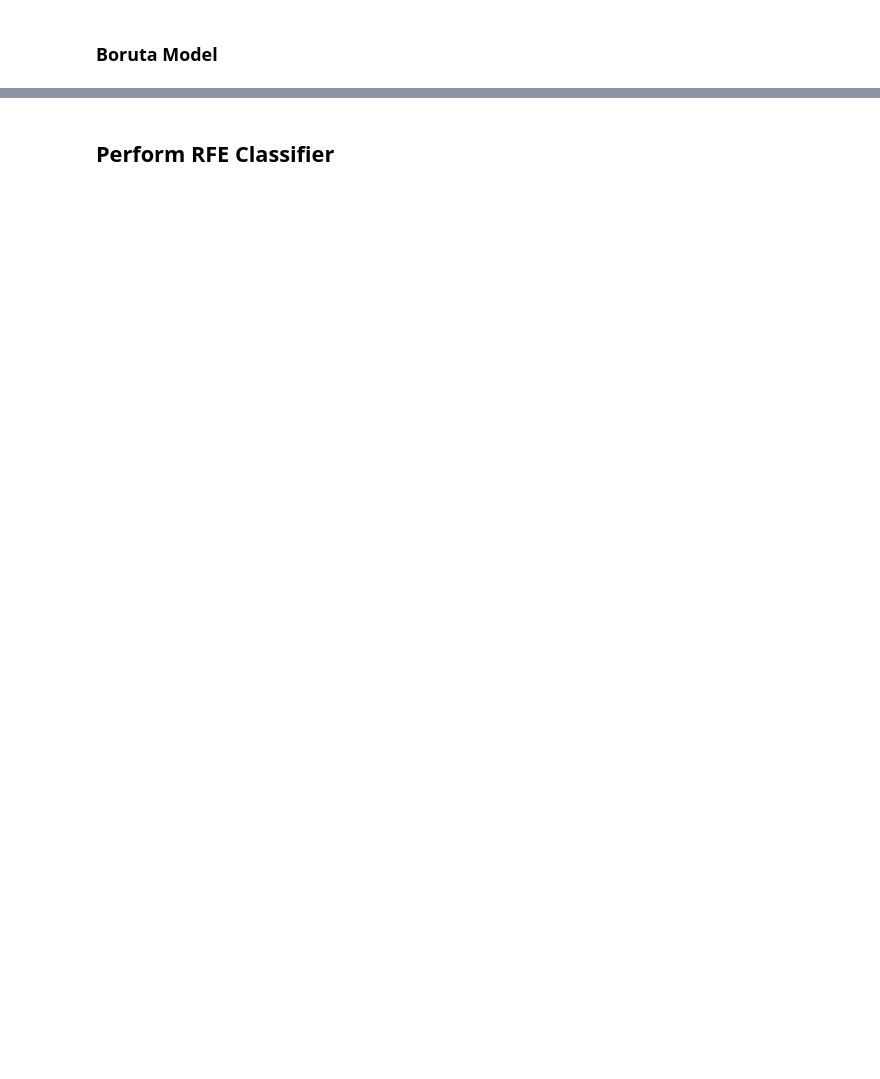
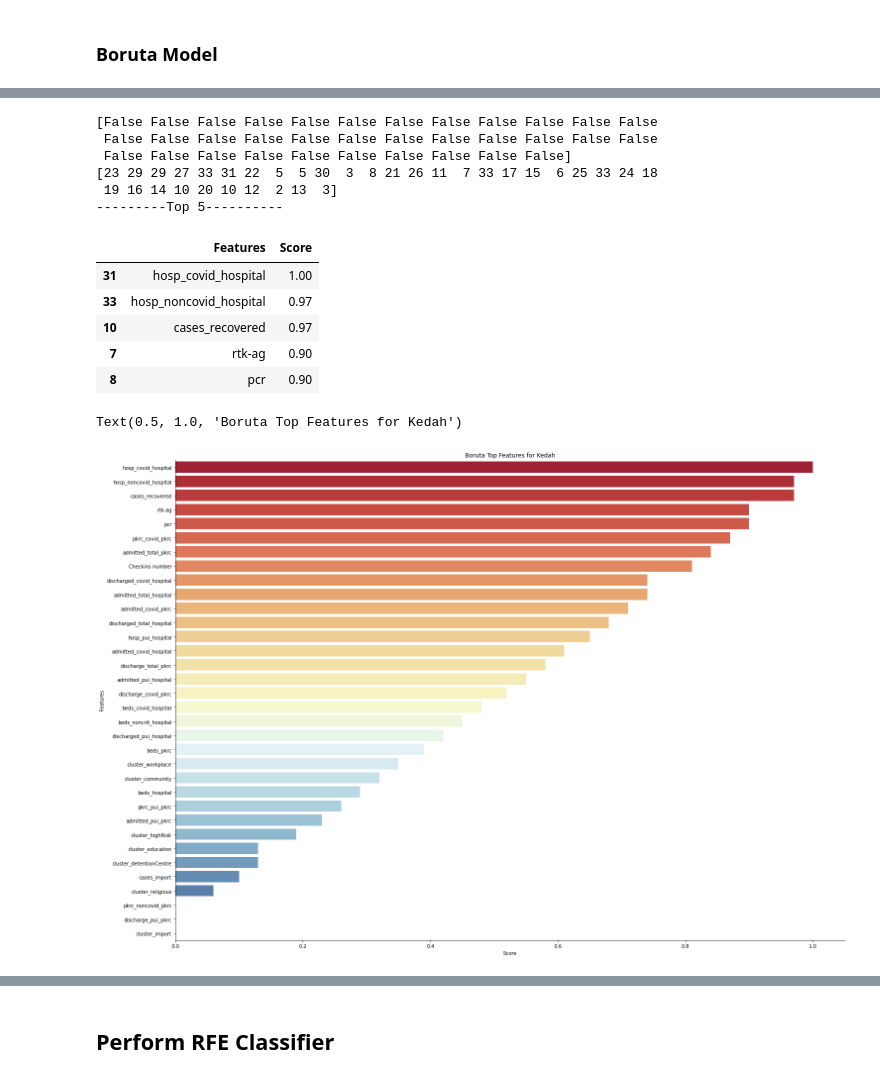
Before and after one commit to hanyikoh/Covid-19-Analysis-Streamlit, a Jupyter notebook: Question 3.ipynb, the cells around one changed output, grey strips where cells are left out. Drawn from its saved outputs; the diff is of its cells as text; code cells hidden in the pictures; blank space fills up the shorter version.

```diff
--- a/Question 3.ipynb
+++ b/Question 3.ipynb
@@ -1020,17 +1183,32 @@ plt.title("Boruta Top Features for Pahang")
 # %%
+# Kedah
 df =rslt_df_kd
 y = df.cases_new
 X = df.drop(["cases_new","date","state"], 1)
 colnames = X.columns
 feat_selector.fit(X.values, y.values.ravel())
 print(feat_selector.support_)
 print(feat_selector.ranking_)
 boruta_score = ranking(list(map(float, feat_selector.ranking_)), colnames, order=-1)
 boruta_score = pd.DataFrame(list(boruta_score.items()), columns=['Features', 'Score'])
 boruta_score = boruta_score.sort_values("Score",ascending = False)
 print('---------Top 5----------')
-display(rfe_score.head(5))
-sns_boruta_plot = sns.catplot(x="Score", y="Features", data = boruta_score[0:35], kind = "bar",
-               height=14, aspect=1.5, palette='RdYlBu')
+display(boruta_score.head(5))
+sns_boruta_plot = sns.catplot(x="Score", y="Features", data = boruta_score[0:35], kind = "bar", height=14, aspect=1.5, palette='RdYlBu')
 plt.title("Boruta Top Features for Kedah")
+# %% [output]
+[False False False False False False False False False False False False
+ False False False False False False False False False False False False
+ False False False False False False False False False False]
+[23 29 29 27 33 31 22  5  5 30  3  8 21 26 11  7 33 17 15  6 25 33 24 18
+ 19 16 14 10 20 10 12  2 13  3]
+---------Top 5----------
+|  | Features | Score |
+| 31 | hosp_covid_hospital | 1.00 |
+| 33 | hosp_noncovid_hospital | 0.97 |
+| 10 | cases_recovered | 0.97 |
+| 7 | rtk-ag | 0.90 |
+| 8 | pcr | 0.90 |
+Text(0.5, 1.0, 'Boruta Top Features for Kedah')
+[figure, added]
 # %%
```
Also changed, not shown: parts of 35 cells of this notebook, 1 other file.
